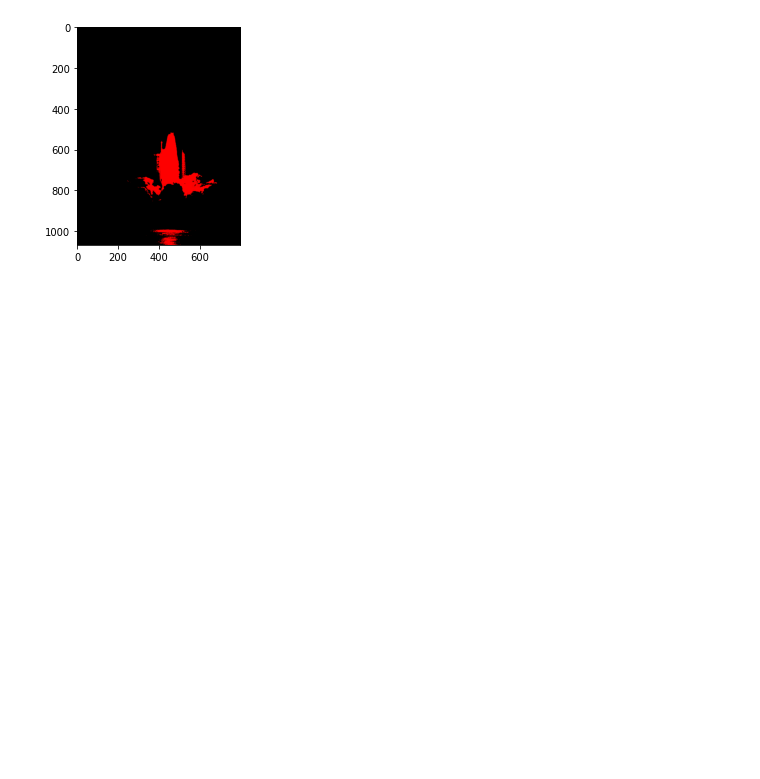
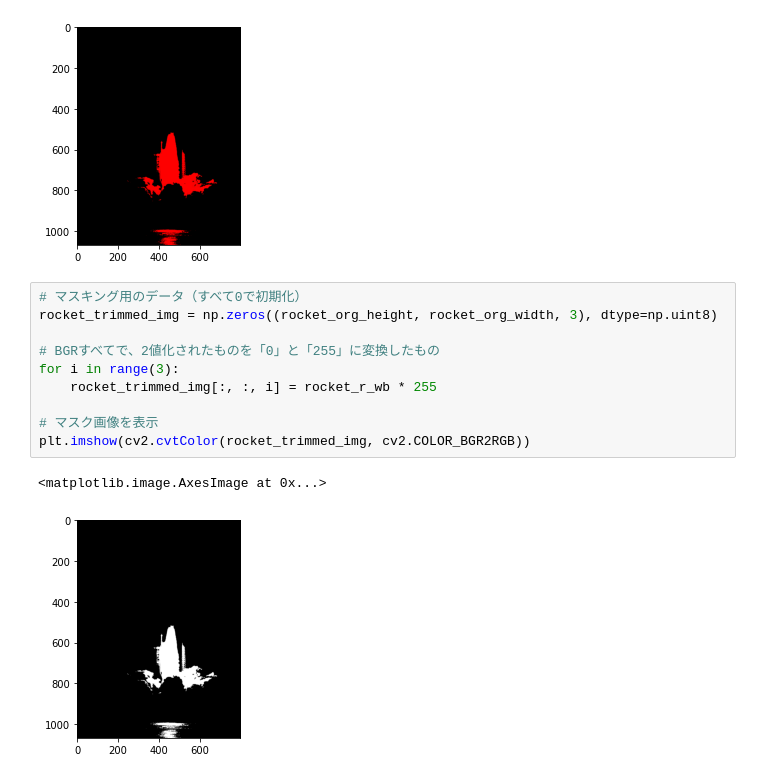
Before and after one commit to haruka20010217/class, a Jupyter notebook: Seminar.ipynb, the cells around one changed output. Drawn from its saved outputs; the diff is of its cells as text; blank space fills up the shorter version.

```diff
--- a/Seminar.ipynb
+++ b/Seminar.ipynb
@@ -410,3 +417,16 @@ plt.imshow(cv2.cvtColor(rocket_r_trimmed, cv2.COLOR_BGR2RGB))
 # %% [output]
 <matplotlib.image.AxesImage at 0x...>
 [figure]
+# %%
+# マスキング用のデータ（すべて0で初期化）
+rocket_trimmed_img = np.zeros((rocket_org_height, rocket_org_width, 3), dtype=np.uint8)
+
+# BGRすべてで、2値化されたものを「0」と「255」に変換したもの
+for i in range(3):
+    rocket_trimmed_img[:, :, i] = rocket_r_wb * 255
+
+# マスク画像を表示
+plt.imshow(cv2.cvtColor(rocket_trimmed_img, cv2.COLOR_BGR2RGB))
+# %% [output]
+<matplotlib.image.AxesImage at 0x...>
+[figure, added]
```
Also changed, not shown: parts of 18 cells of this notebook.
